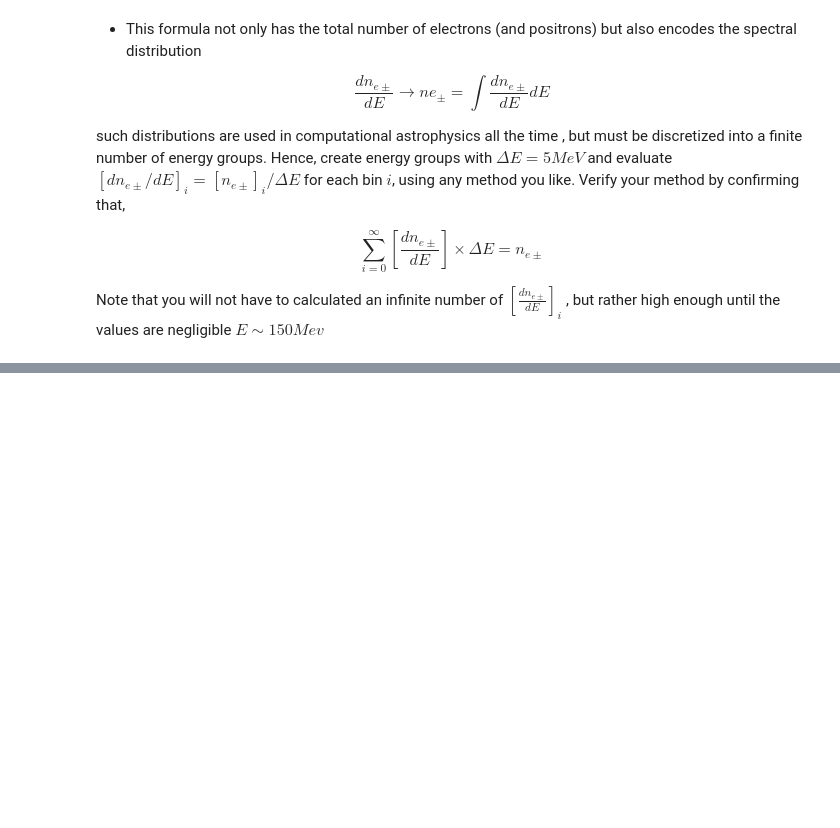
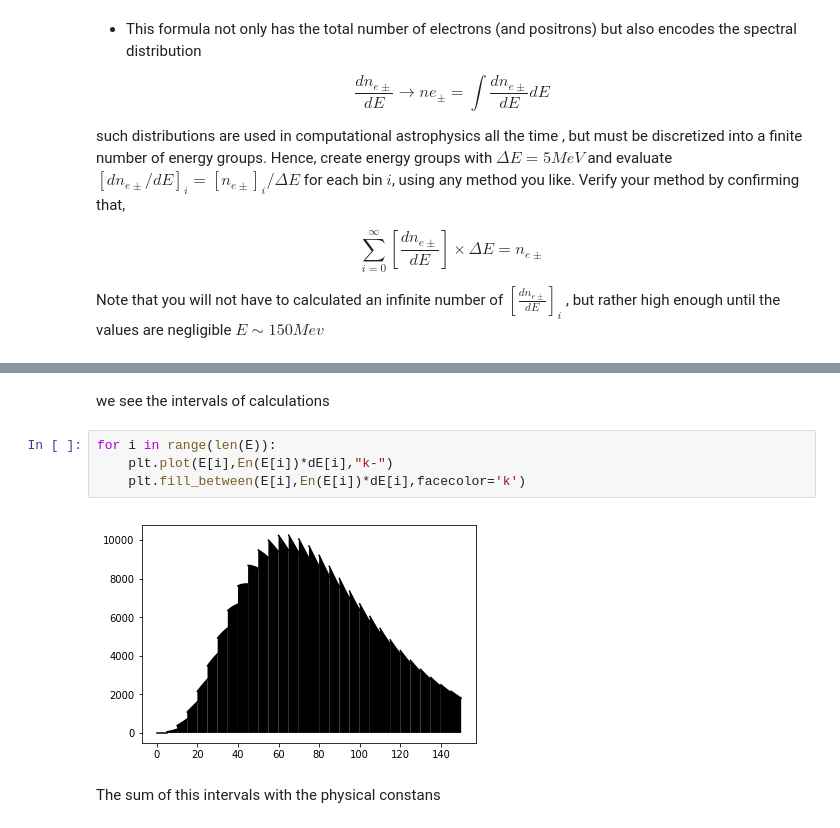
Before and after one commit to jomen93/Computational_Astrophysics, a Jupyter notebook: Exercise_3/Exercise_3.ipynb, the cells around one changed output, grey strips where cells are left out. Drawn from its saved outputs; the diff is of its cells as text; blank space fills up the shorter version.

```diff
--- a/Exercise_3/Exercise_3.ipynb
+++ b/Exercise_3/Exercise_3.ipynb
@@ -384,0 +408,10 @@ Number density of electrons 8.515915772846509e+39
+# %% [markdown]
+we see the intervals of calculations
+# %%
+for i in range(len(E)):
+    plt.plot(E[i],En(E[i])*dE[i],"k-")
+    plt.fill_between(E[i],En(E[i])*dE[i],facecolor='k')
+# %% [output]
+[figure, added]
+# %% [markdown]
+The sum of this intervals with the physical constans
```
Also changed, not shown: parts of 4 cells of this notebook, 2 other files.
